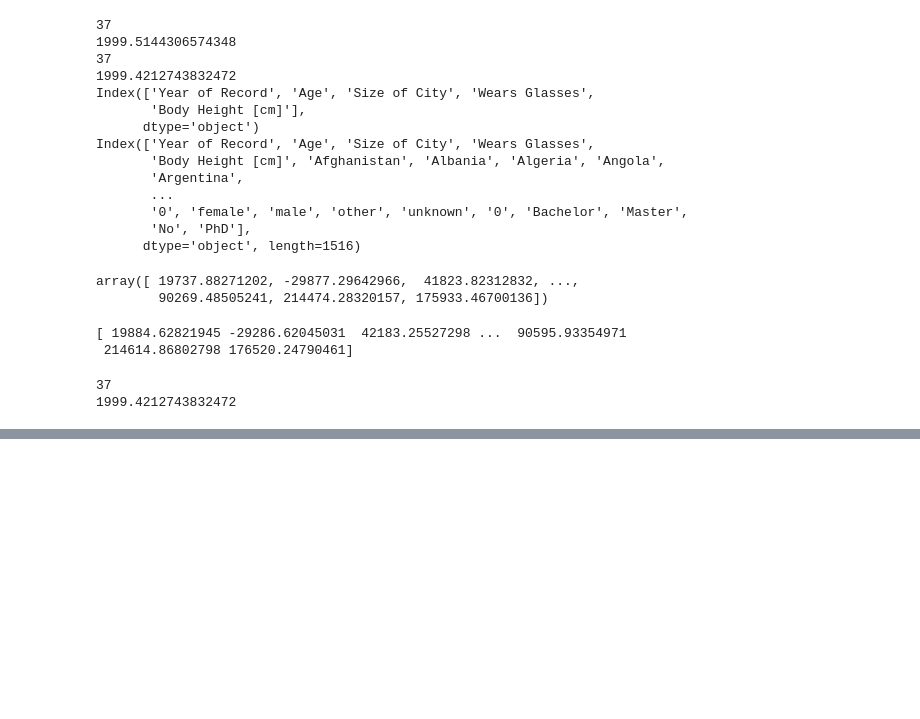
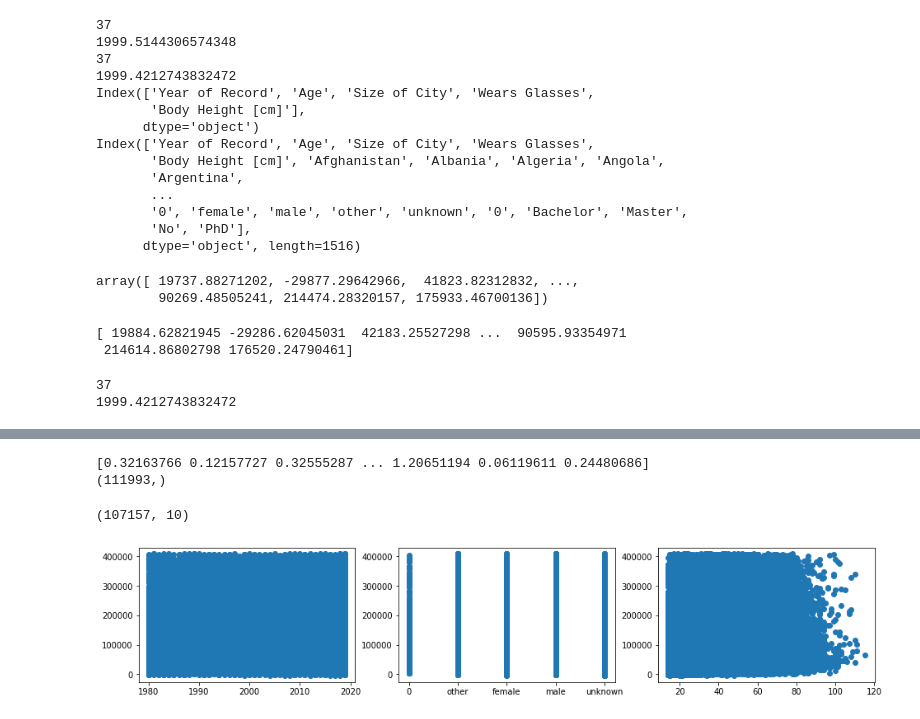
Before and after one commit to calebteo/CS7CS4-A1, a Jupyter notebook: src/Assignment_1.ipynb, the cells around one changed output, grey strips where cells are left out. Cells and saved outputs as stored; diff of their text form; code cells hidden in the pictures; blank space fills up the shorter version.

```diff
--- a/src/Assignment_1.ipynb
+++ b/src/Assignment_1.ipynb
@@ -453,0 +480,35 @@ plt.show()
+# %%
+from scipy import stats
+import numpy as np
+
+z = np.abs(stats.zscore(Raw['Income in EUR']))
+print(z)
+print(z.shape)
+count = []
+index = []
+for i in range(len(z)):
+    if z[i] > 2:
+        count.append(z[i])
+        index.append(i)
+
+dropped = Raw.drop(index)
+# %% [output]
+[0.32163766 0.12157727 0.32555287 ... 1.20651194 0.06119611 0.24480686]
+(111993,)
+# %%
+print(dropped.shape)
+
+plt.figure(figsize=(16,3))
+
+plt.subplot(131)
+plt.scatter(x = dropped['Year of Record'], y = dropped['Income in EUR'])
+plt.subplot(132)
+plt.scatter(x = dropped['Gender'], y = dropped['Income in EUR'])
+plt.subplot(133)
+plt.scatter(x = dropped['Age'], y = dropped['Income in EUR'])
+# plt.subplot(111)
+# plt.scatter(x = Raw['Country'], y = Raw['Income in EUR'])
+plt.show()
+# %% [output]
+(107157, 10)
+[figure, added]
```
Also changed, not shown: parts of 6 cells of this notebook, 3 other files.
